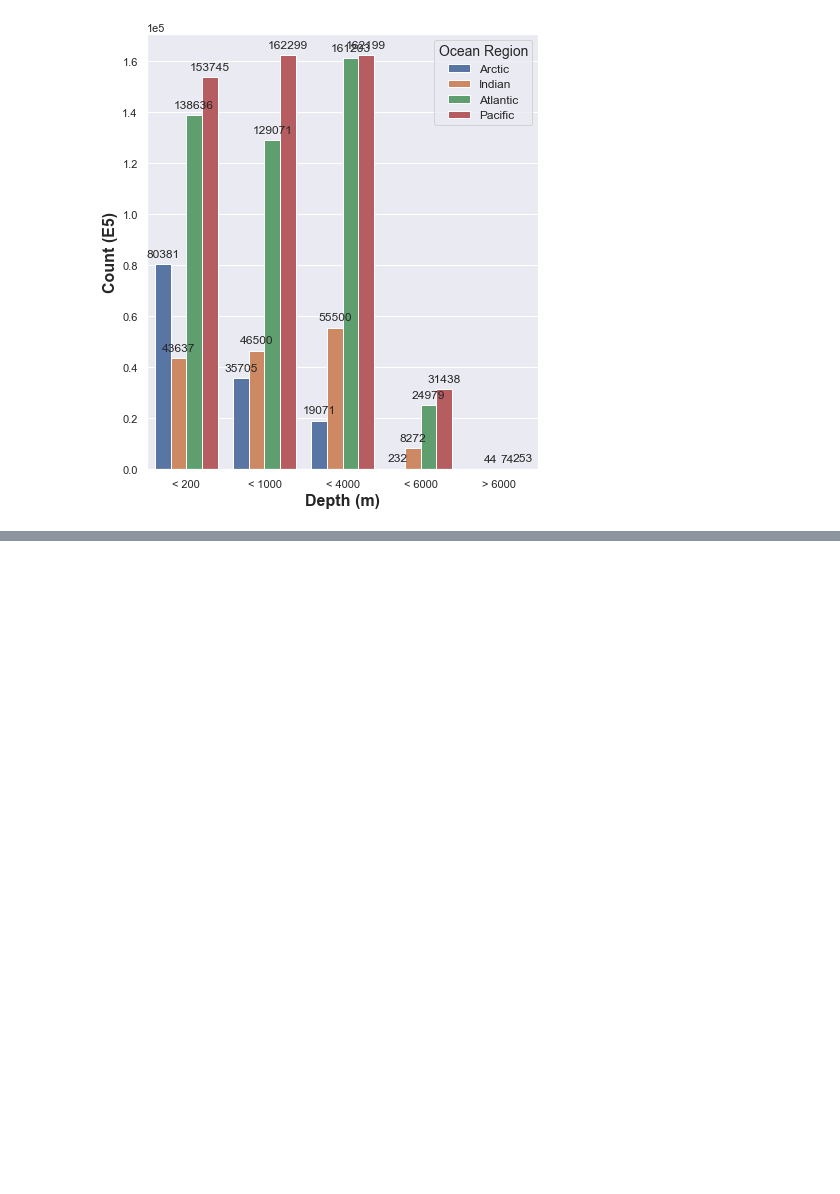
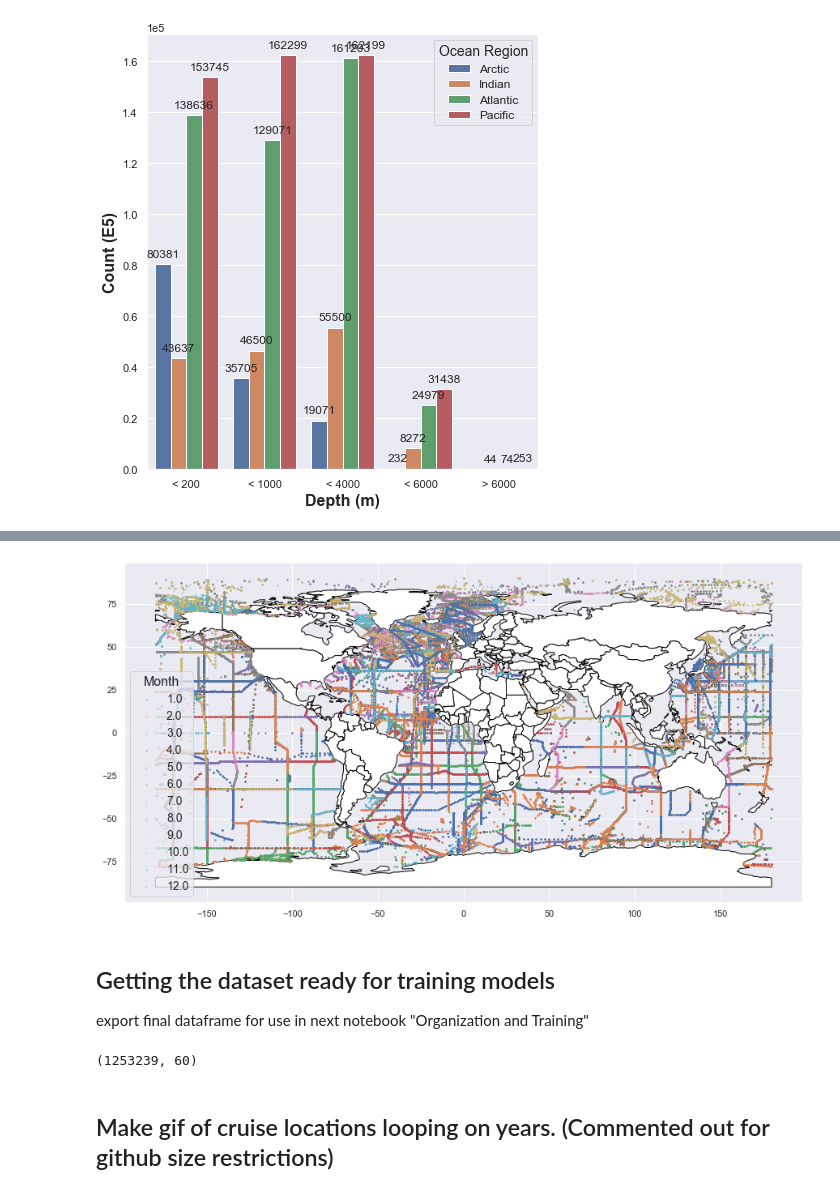
Before and after one commit to ossana1/DATA606_FinalProject, a Jupyter notebook: Notebooks/Phase I_Exploration and Cleaning Part I.ipynb, the cells around one changed output, grey strips where cells are left out. Saved outputs shown, nothing was run; the diff lists cells and outputs as text; code cells hidden in the pictures; blank space fills up the shorter version.

```diff
--- a/Notebooks/Phase I_Exploration and Cleaning Part I.ipynb
+++ b/Notebooks/Phase I_Exploration and Cleaning Part I.ipynb
@@ -443,0 +497,20 @@ i=df.groupby(['Ocean Region','month']).size().reset_index(name='counts')
+# %%
+fig, axe = plt.subplots(1, 1,figsize=(15, 10))
+world = gpd.read_file(gpd.datasets.get_path('naturalearth_lowres'))
+world.plot(color='white', ax=axe,edgecolor='black', )
+
+by_ocean = df.groupby("month")
+
+for state, frame in by_ocean:
+    axe.scatter(frame.longitude,frame.latitude,s=.2,label=state);
+
+plt.legend(title='Month',fontsize= 14)
+plt.setp(axe.get_legend().get_title(), fontsize='16') # for legend title
+
+plt.show()
+# %% [output]
+[figure, added]
+# %% [markdown]
+## Getting the dataset ready for training models
+
+export final dataframe for use in next notebook "Organization and Training"
@@ -443,0 +519,6 @@ i=df.groupby(['Ocean Region','month']).size().reset_index(name='counts')
+# %%
+df.shape
+# %% [output]
+(1253239, 60)
+# %% [markdown]
+## Make gif of cruise locations looping on years. (Commented out for github size restrictions)
```
Also changed, not shown: parts of 16 cells of this notebook.
